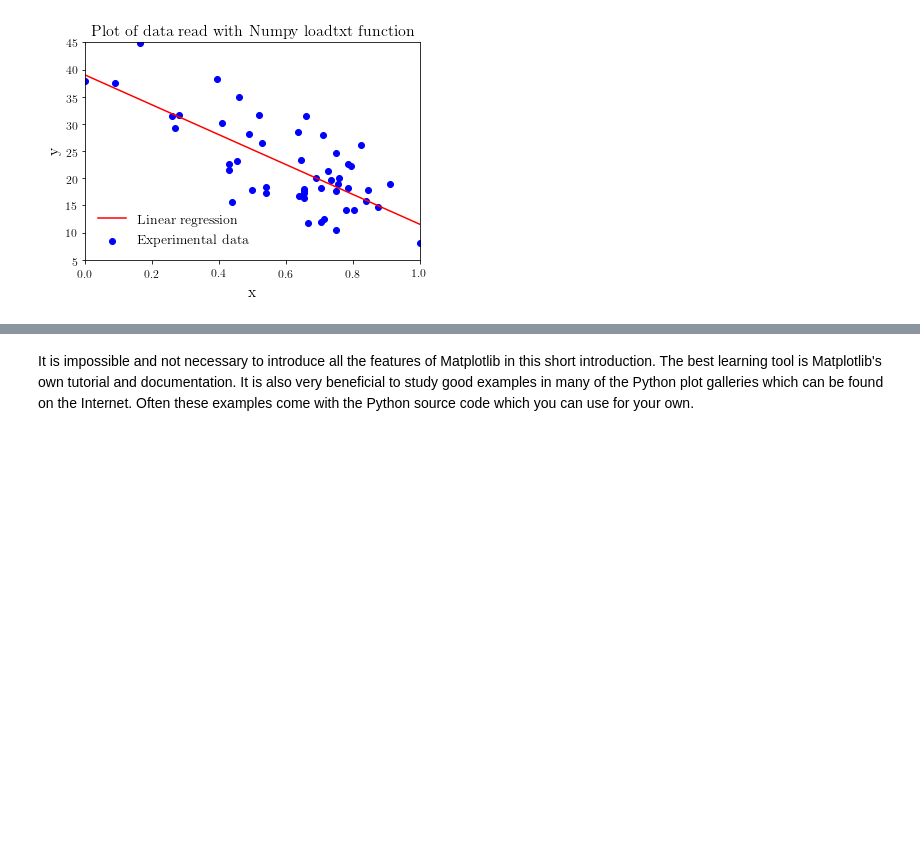
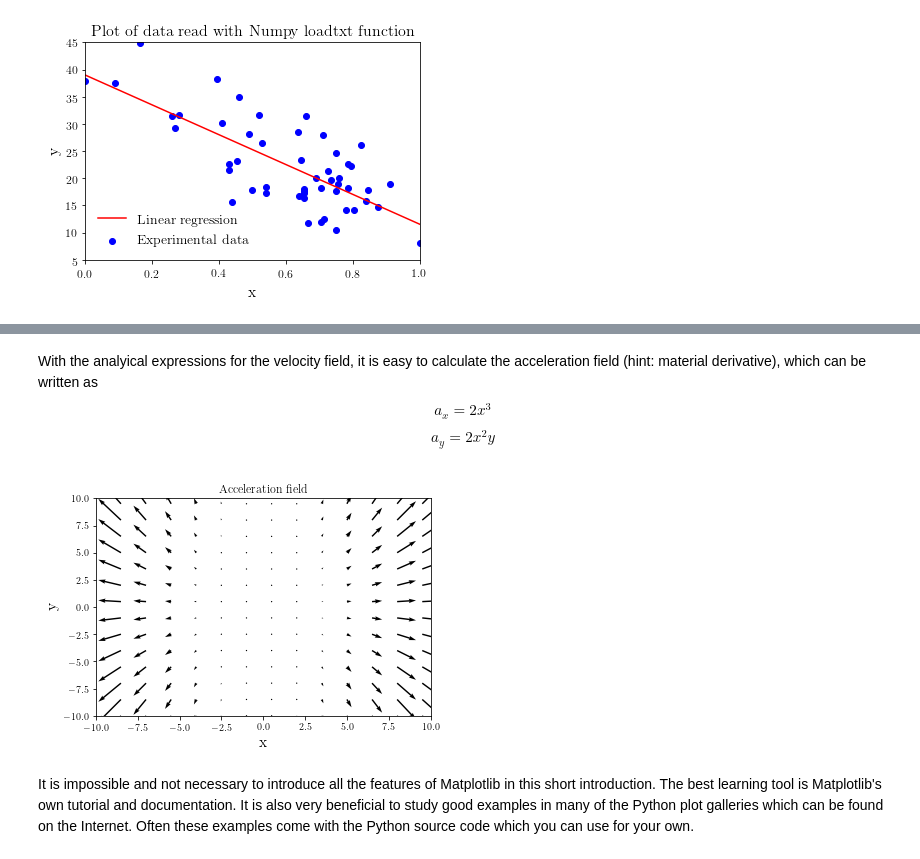
Before and after one commit to psu-efd/Computing-in-CEE, a Jupyter notebook: chapter_1_basics/introduction_to_python/Plotting_in_Python.ipynb, the cells around one changed output, grey strips where cells are left out. Saved outputs shown, nothing was run; the diff lists cells and outputs as text; code cells hidden in the pictures; blank space fills up the shorter version.

```diff
--- a/chapter_1_basics/introduction_to_python/Plotting_in_Python.ipynb
+++ b/chapter_1_basics/introduction_to_python/Plotting_in_Python.ipynb
@@ -347,3 +398,44 @@ plt.show()
+# %% [markdown]
+With the analyical expressions for the velocity field, it is easy to calculate the acceleration field (hint: material derivative), which can be written as
+\begin{equation}
+a_x = 2x^3
+\end{equation}
+\begin{equation}
+a_y = 2x^2y
+\end{equation}
+# %%
+import matplotlib.pyplot as plt
+import numpy as np
+from numpy import ma
+
+plt.rc('text', usetex=True)  #allow the use of Latex for math expressions and equations
+plt.rc('font', family='serif') #specify the default font family to be "serif"
+
+x, y = np.meshgrid(np.arange(-10, 10, 1.5), np.arange(-10, 10, 1.5))
+a_x = 2*x**3
+a_y = 2*x**2*y
+
+plt.figure()
+plt.title('Acceleration field')
+Q = plt.quiver(x, y, a_x, a_y, units='width')
+#qk = plt.quiverkey(Q, 0.9, 0.9, 2, r'$2 \frac{m}{s}$', labelpos='E',
+#                   coordinates='figure')
+
+#set the limit for the x and y axes
+plt.xlim([-10,10])
+plt.ylim([-10,10])
+
+#set x and y axes label and font size
+plt.xlabel('x',fontsize=16)
+plt.ylabel('y',fontsize=16)
+
+#show legend, set its location, font size, and turn off the frame
+#plt.legend(loc='lower left',fontsize=14,frameon=False)
+#plt.savefig("velocity_acceleration_example_2.png",dpi=300, bbox_inches='tight', pad_inches=0)
+
+plt.show()
+# %% [output]
+[figure, added]
 # %% [markdown]
 It is impossible and not necessary to introduce all the features of Matplotlib in this short introduction. The best learning tool is Matplotlib's own tutorial and documentation. It is also very beneficial to study good examples in many of the Python plot galleries which can be found on the Internet. Often these examples come with the Python source code which you can use for your own.
 # %%
```
Also changed, not shown: parts of 4 cells of this notebook, 4 other files.
